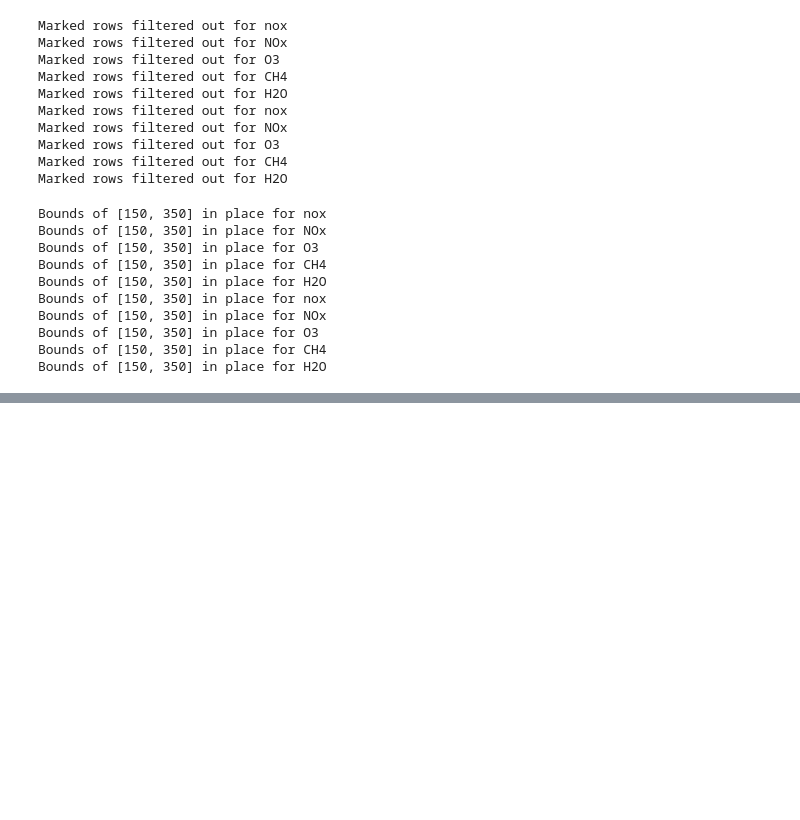
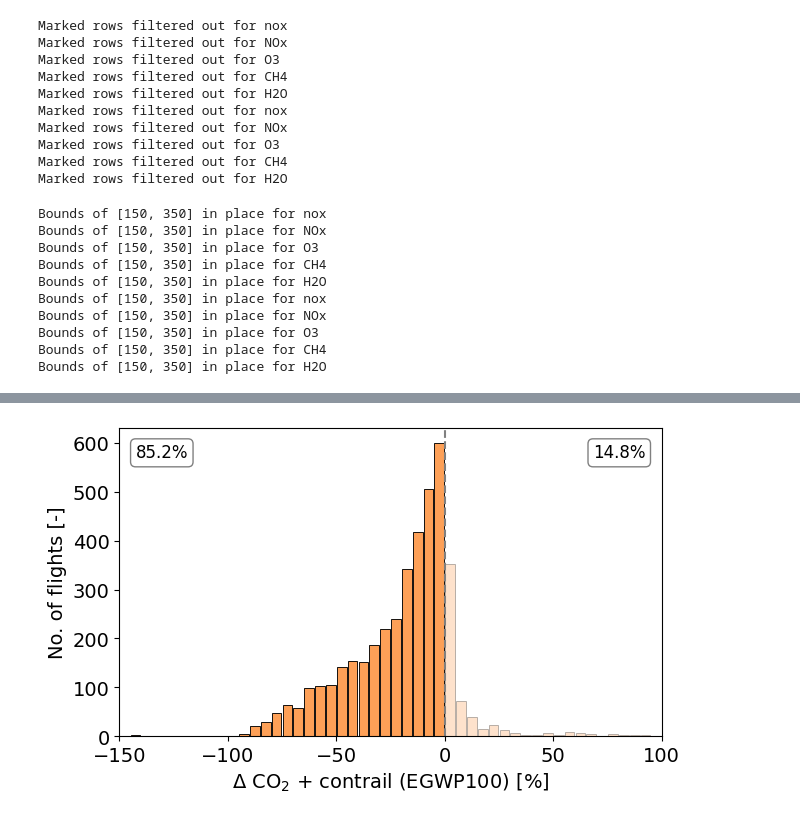
Before and after one commit to HeatherAn/jecats-paper-climate-mitigation, a Jupyter notebook: notebooks/figure-07.ipynb, the cells around one changed output, grey strips where cells are left out. Saved outputs shown, nothing was run; the diff lists cells and outputs as text; code cells hidden in the pictures; blank space fills up the shorter version.

```diff
--- a/notebooks/figure-07.ipynb
+++ b/notebooks/figure-07.ipynb
@@ -132,0 +140,41 @@ plt.savefig("./figures/fig07.png", dpi=300, bbox_inches="tight")
+# %%
+fig, ax = plt.subplots(figsize=(7,4))
+
+ax1 = sns.histplot(my_diff["CO2_CoCiP_reldiff"] * 100, label="(a): CO$_2$ + contrails",
+                   binwidth=5, binrange=(-150, 100),
+                   alpha=1, color=sns.color_palette("Oranges")[2], shrink=0.9)  #, edgecolor="white", linewidth=0.5)
+
+for patch in ax1.patches:
+    if patch.get_x() >= 0:
+        patch.set_alpha(0.3)  # lighter alpha
+        # patch.set_hatch("//")  # or hatches, or both
+
+ax.set_xlim([-150, 100])
+plt.xlabel("$\Delta$ CO$_2$ + contrail (EGWP100) [%]", fontsize=14)
+plt.ylabel("No. of flights [-]", fontsize=14)
+plt.tick_params(labelsize=14)
+# plt.title("Climate optimized flights only")
+# plt.grid(axis=None)
+# plt.legend(fontsize=12, loc="upper left")
+plt.axvline(0, color="gray", linestyle="--")
+
+# Left figure
+fig.text(
+    0.03, 0.95, f"{(a1_left / n * 100):.1f}%",
+    ha="left", va="top",
+    transform=ax1.transAxes,
+    fontsize=12,
+    bbox=dict(boxstyle="round", facecolor="white", edgecolor="grey")
+)
+
+fig.text(
+    0.97, 0.95, f"{(a1_right / n * 100):.1f}%",
+    ha="right", va="top",
+    transform=ax1.transAxes,
+    fontsize=12,
+    bbox=dict(boxstyle="round", facecolor="white", edgecolor="grey")
+)
+
+plt.savefig("./figures/fig07a.png", dpi=300, bbox_inches="tight")
+# %% [output]
+[figure, added]
```
Also changed, not shown: parts of 3 cells of this notebook, 11 other files.
